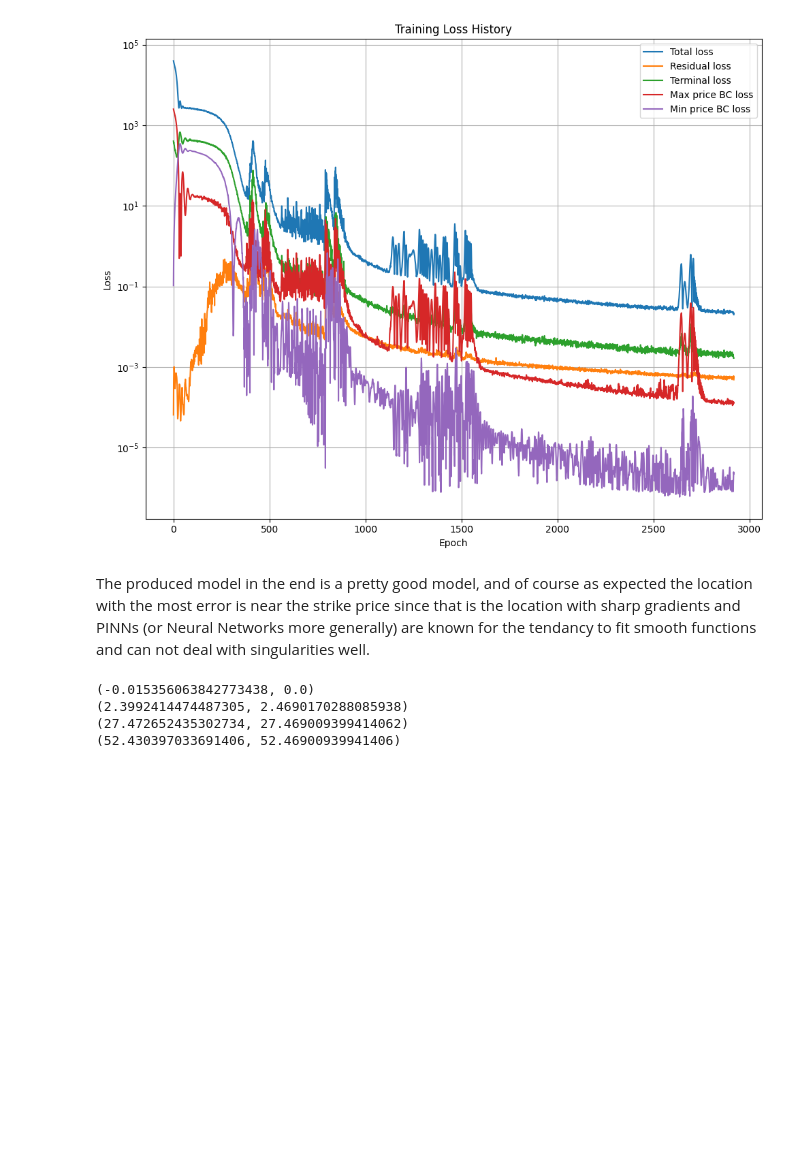
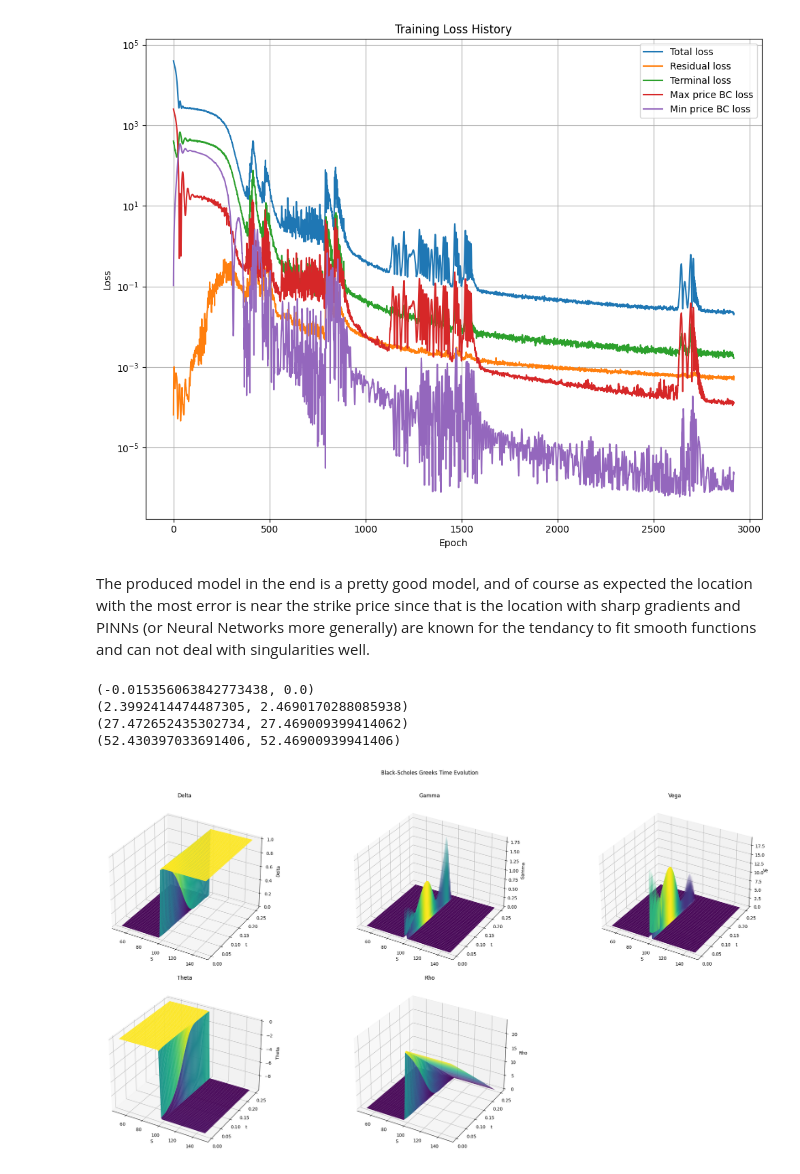
Before and after one commit to lamtnguyen989/finance-numerics, a Jupyter notebook: Black-Scholes/PINNs/testing/Advection-dominated/black-scholes-EU-call-KAN-pinn.ipynb, the cells around one changed output. Drawn from its saved outputs; the diff is of its cells as text; code cells hidden in the pictures; blank space fills up the shorter version.

Commit message:
added analytical Greeks visuals and pause Black-Scholes for now

```diff
--- a/Black-Scholes/PINNs/testing/Advection-dominated/black-scholes-EU-call-KAN-pinn.ipynb
+++ b/Black-Scholes/PINNs/testing/Advection-dominated/black-scholes-EU-call-KAN-pinn.ipynb
@@ -153,3 +155,7 @@ for S in S_list:
 (2.3992414474487305, 2.4690170288085938)
 (27.472652435302734, 27.469009399414062)
 (52.430397033691406, 52.46900939941406)
+# %%
+BSP.plot_analytical_greeks()
+# %% [output]
+[figure, added]
```
Also changed, not shown: parts of 2 cells of this notebook, 2 other files.
